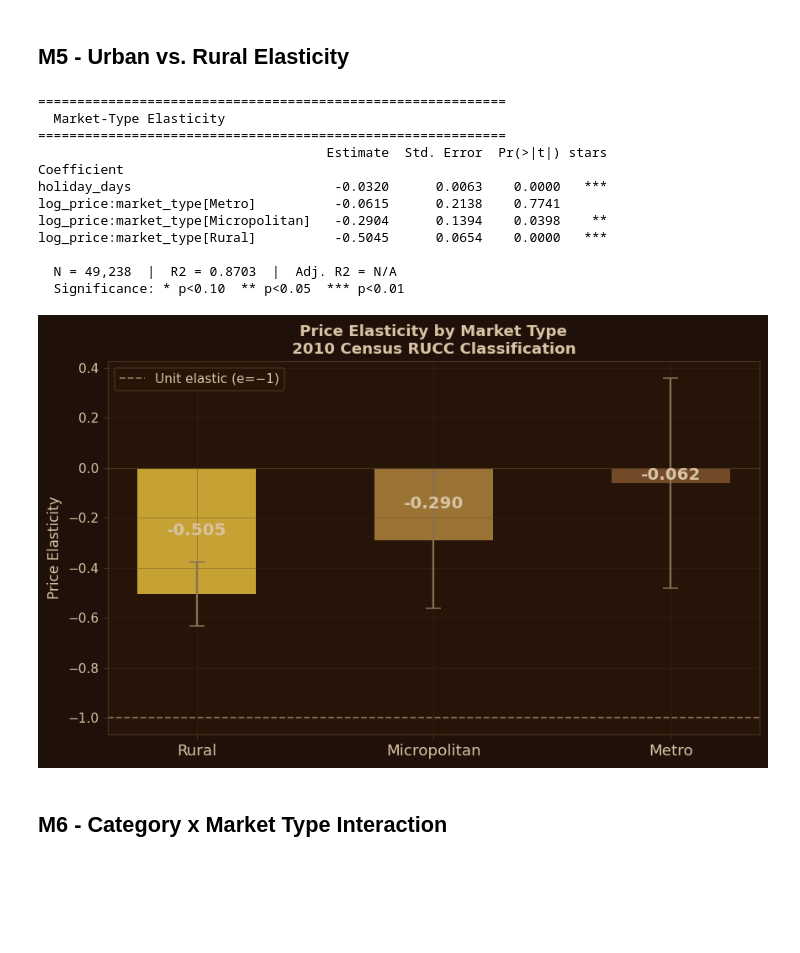
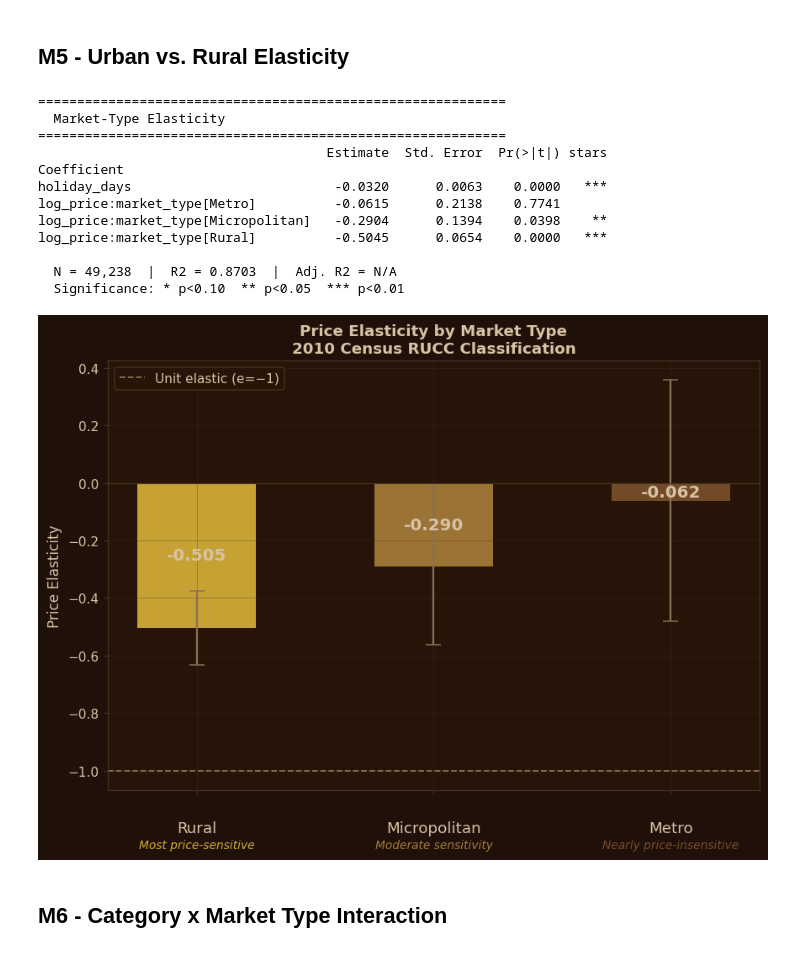
Before and after one commit to ajuare5/iowa-liquor-sales-analytics, a Jupyter notebook: iowa_liquor_demand_analysis.ipynb, the cells around one changed output. Drawn from its saved outputs; the diff is of its cells as text; code cells hidden in the pictures; blank space fills up the shorter version.

Commit message:
Notebook ready with all models and figures

```diff
--- a/iowa_liquor_demand_analysis.ipynb
+++ b/iowa_liquor_demand_analysis.ipynb
@@ -767,42 +840,57 @@ mkt_coefs['market'] = [
 order_m = ['Rural', 'Micropolitan', 'Metro']
 mkt_coefs['ord'] = mkt_coefs['market'].map({m: i for i, m in enumerate(order_m)})
 mkt_coefs = mkt_coefs.sort_values('ord')
+
 colors_mkt = {'Rural': GOLD_BRIGHT, 'Micropolitan': GOLD_WARM, 'Metro': GOLD_DARK}
+sublabels  = {'Rural': 'Most price-sensitive',
+              'Micropolitan': 'Moderate sensitivity',
+              'Metro': 'Nearly price-insensitive'}
 
-fig, ax = plt.subplots(figsize=(8, 5))
+fig, ax = plt.subplots(figsize=(8, 6))
 apply_dark_style(fig, [ax])
 for _, row in mkt_coefs.iterrows():
     c = colors_mkt.get(row['market'], GOLD_MID)
     ax.bar(row['market'], row['Estimate'], yerr=1.96 * row['Std. Error'],
            color=c, alpha=0.92, capsize=6, width=0.5,
            error_kw=dict(ecolor=TEXT_DIM, linewidth=1.5))
     ax.text(row['market'], row['Estimate'] / 2, f"{row['Estimate']:.3f}",
             ha='center', va='center', fontsize=13, fontweight='bold', color=TEXT_CREAM)
+
 ax.axhline(-1, color=TEXT_DIM, linestyle='--', linewidth=1.2, label='Unit elastic (e=−1)')
 ax.axhline(0, color=AXIS_COLOR, linewidth=0.8)
 ax.set_title('Price Elasticity by Market Type\n2010 Census RUCC Classification',
              fontweight='bold', fontsize=12, color=TEXT_CREAM)
 ax.set_ylabel('Price Elasticity', fontsize=11, color=TEXT_CREAM)
-ax.tick_params(axis='x', labelsize=12, labelcolor=TEXT_CREAM)
+ax.tick_params(axis='x', labelsize=12, labelcolor=TEXT_CREAM, pad=20)
 ax.tick_params(axis='y', labelsize=10, labelcolor=TEXT_CREAM)
 ax.legend(fontsize=10, facecolor=PANEL_BG, edgecolor=AXIS_COLOR, labelcolor=TEXT_CREAM)
+
+# Add sublabels as a second x-tick line below the market type names
+for i, mkt in enumerate(order_m):
+    ax.annotate(sublabels[mkt],
+                xy=(i, 0), xycoords=('data', 'axes fraction'),
+                xytext=(0, -38), textcoords='offset points',
+                ha='center', va='top', fontsize=9,
+                color=colors_mkt[mkt], fontstyle='italic',
+                annotation_clip=False)
+
 plt.tight_layout()
 plt.savefig('figures/market_type_elasticity.png', bbox_inches='tight', dpi=150, facecolor=BG)
 plt.show()
 # %% [output]
 ============================================================
   Market-Type Elasticity
 ============================================================
                                      Estimate  Std. Error  Pr(>|t|) stars
 Coefficient
 holiday_days                          -0.0320      0.0063    0.0000   ***
 log_price:market_type[Metro]          -0.0615      0.2138    0.7741
 log_price:market_type[Micropolitan]   -0.2904      0.1394    0.0398    **
 log_price:market_type[Rural]          -0.5045      0.0654    0.0000   ***
 
   N = 49,238  |  R2 = 0.8703  |  Adj. R2 = N/A
   Significance: * p<0.10  ** p<0.05  *** p<0.01
-[figure, old version]
+[figure, new version]
 # %% [markdown]
 ## M6 - Category x Market Type Interaction
 # %%
```
Also changed, not shown: parts of 3 cells of this notebook.
